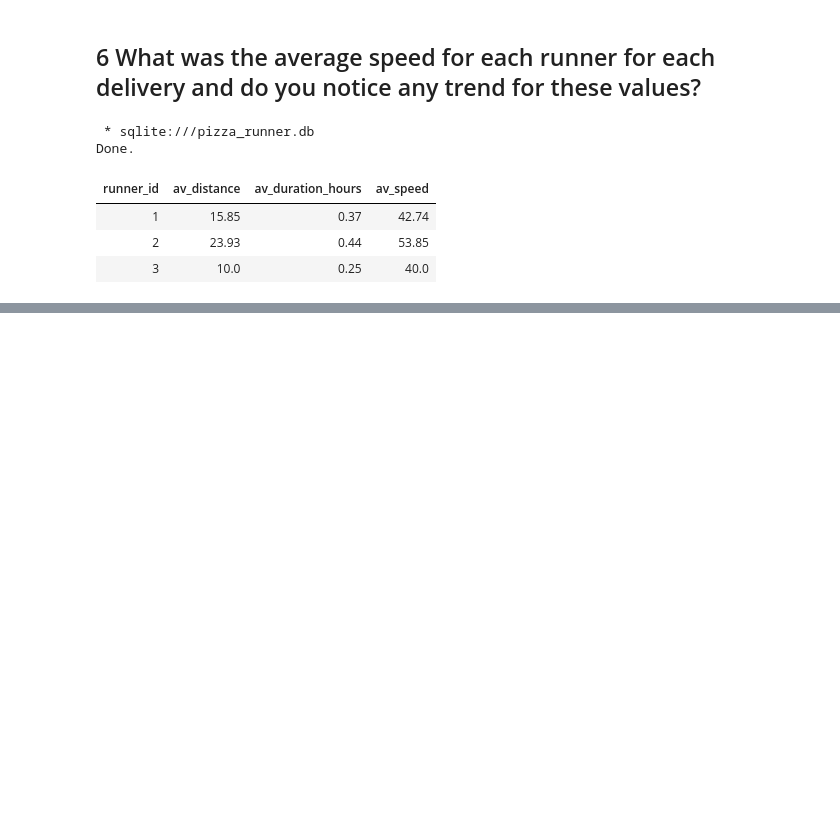
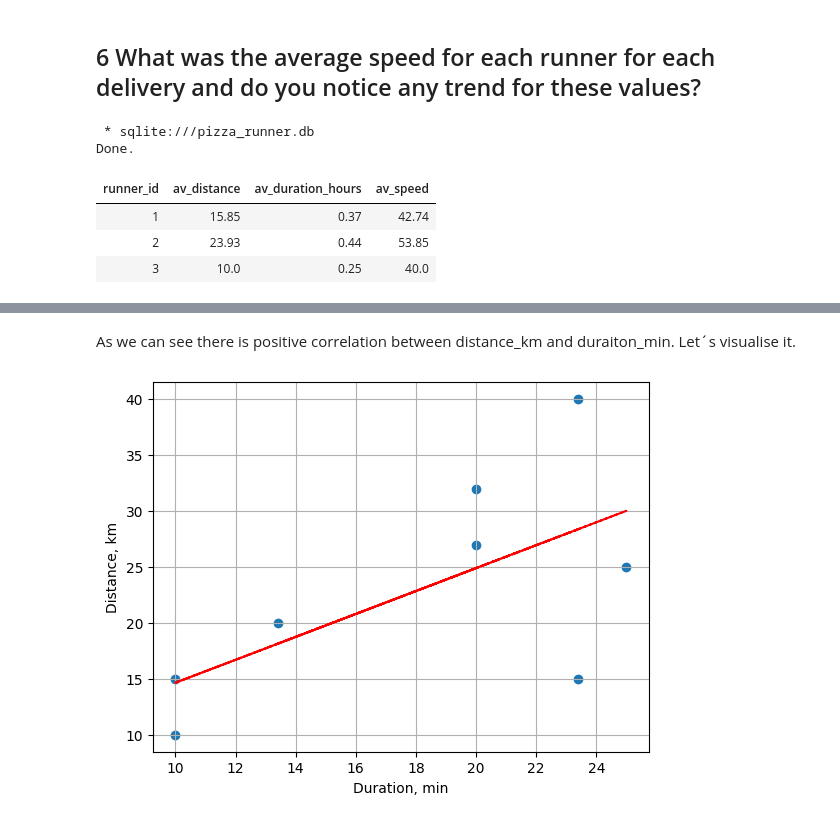
Before and after one commit to Kuziomkin/analytics_case_study, a Jupyter notebook: pizza_runner/pizza_runner_sql.ipynb, the cells around one changed output, grey strips where cells are left out. Saved outputs shown, nothing was run; the diff lists cells and outputs as text; code cells hidden in the pictures; blank space fills up the shorter version.

Commit message:
Added plot with correlation for solution of 6b question

```diff
--- a/pizza_runner/pizza_runner_sql.ipynb
+++ b/pizza_runner/pizza_runner_sql.ipynb
@@ -780,0 +807,9 @@ We can see correlation between distance and average speed here.
+# %%
+#select dataset from db
+runner_distance = %sql SELECT * FROM runner_distance
+
+#convert dataset to DataFrame
+rd_df = pd.DataFrame(runner_distance)
+
+#add calculated column "speed"
+rd_df["speed"] = rd_df["distance_km"] / (rd_df["duration_min"]/60)
@@ -780,0 +825,21 @@ We can see correlation between distance and average speed here.
+# %% [markdown]
+As we can see there is positive correlation between distance_km and duraiton_min. Let´s visualise it.
+# %%
+fig = plt.subplot()
+
+x = rd_df["distance_km"]
+y = rd_df["duration_min"]
+
+fig.scatter(x,y)
+fig.grid(True)
+
+fig.set_ylabel("Distance, km")
+fig.set_xlabel("Duration, min")
+
+z = np.polyfit(x, y, 1)
+p = np.poly1d(z)
+plt.plot(x,p(x),"r--")
+
+plt.show()
+# %% [output]
+[figure, added]
```
Also changed, not shown: parts of 5 cells of this notebook, 1 other file.
